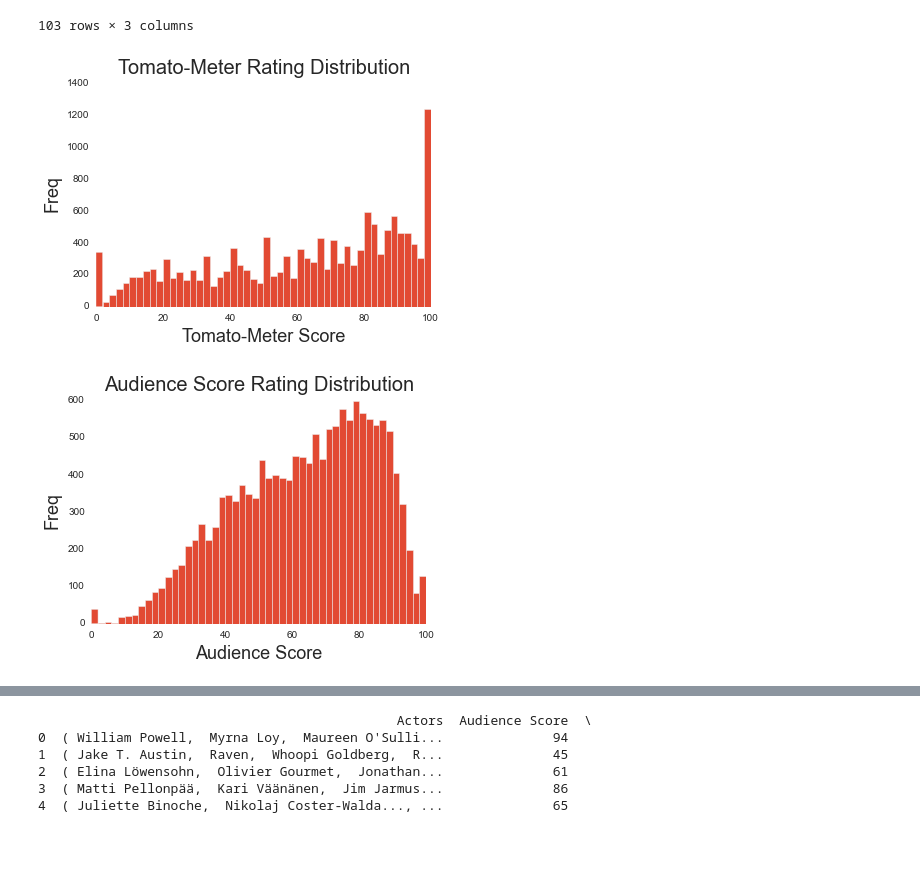
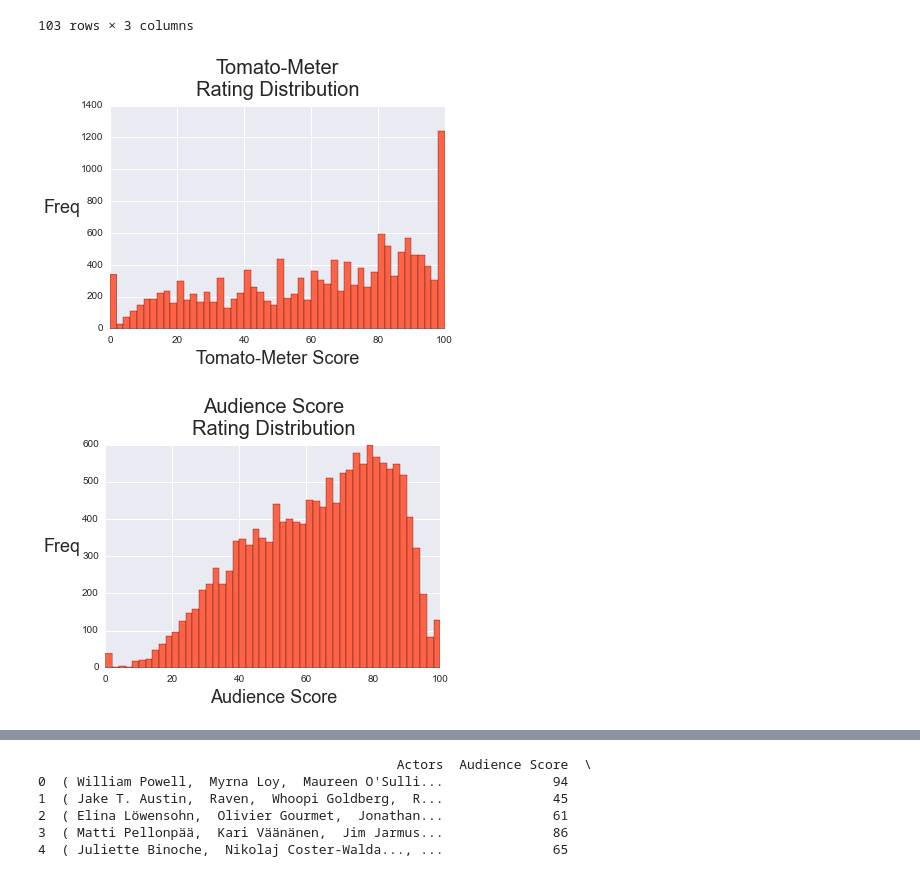
Before and after one commit to yongcho822/Predictive-RottenTomatoes, a Jupyter notebook: PandasCity.ipynb, the cells around one changed output, grey strips where cells are left out. Cells and saved outputs as stored; diff of their text form; code cells hidden in the pictures; blank space fills up the shorter version.

```diff
--- a/PandasCity.ipynb
+++ b/PandasCity.ipynb
@@ -4,4 +4,10 @@ import pickle
 import matplotlib.pyplot as plt
 import numpy as np
 import seaborn as sns
-plt.style.use('ggplot')
+import sklearn
+import operator
+import statsmodels.api as sm
+import scipy.stats as stats
+from sklearn.linear_model import LinearRegression
+from sklearn.cross_validation import train_test_split, cross_val_score, cross_val_predict
+from patsy import dmatrices
@@ -64,26 +72,24 @@ bigbadpanda.groupby(['Year']).agg({'Tomato-meter':[np.size, np.mean, np.std]})
 | 2016 | 2 | 53.500000 | 50.204581 |
 103 rows × 3 columns
 # %%
-%matplotlib inline
+sns.set_style("darkgrid")
 
-
-
-bigbadpanda['Tomato-meter'].hist(bins = 50)
-plt.title("Tomato-Meter Rating Distribution", fontsize = 20, y= 1.02)
+bigbadpanda['Tomato-meter'].hist(bins = 50, color = "tomato")
+plt.title("Tomato-Meter\nRating Distribution", fontsize = 20, y= 1.02)
 plt.xlabel("Tomato-Meter Score", fontsize = 18)
-plt.ylabel("Freq", fontsize = 18)
-plt.savefig("Tom_Ratings_Histogram.png")
+plt.ylabel("Freq", fontsize = 18, labelpad = 20).set_rotation(0)
+# plt.savefig("Tom_Ratings_Histogram.png")
 plt.show()
 
-bigbadpanda['Audience Score'].hist(bins = 50)
-plt.title("Audience Score Rating Distribution", fontsize = 20, y=1.02)
+bigbadpanda['Audience Score'].hist(bins = 50, color = 'tomato')
+plt.title("Audience Score\nRating Distribution", fontsize = 20, y=1.02)
 plt.xlabel("Audience Score", fontsize = 18)
-plt.ylabel("Freq", fontsize = 18)
-plt.savefig("Aud_Ratings_Histogram.png")
+plt.ylabel("Freq", fontsize = 18, labelpad = 20).set_rotation(0)
+# plt.savefig("Aud_Ratings_Histogram.png")
 plt.show()
 # %% [output]
-[figure, old version]
+[figure, new version]
-[figure, old version]
+[figure, new version]
 # %%
 #Show the TM vs AS distribution via unstacked area charts.
 
```
Also changed, not shown: parts of 85 cells of this notebook.
